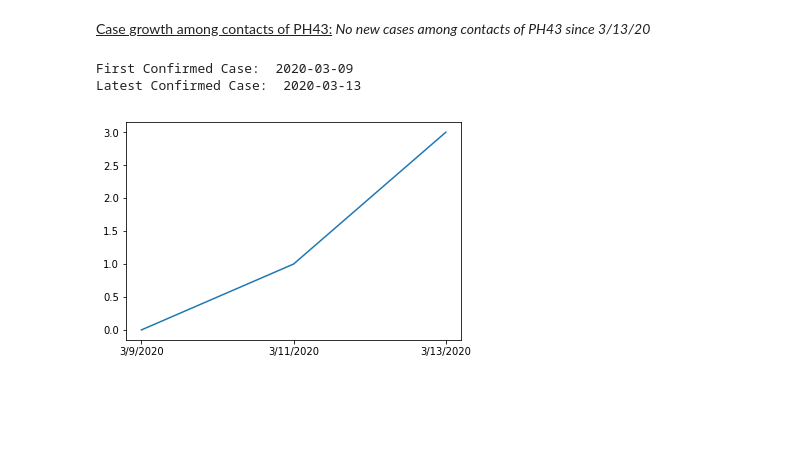
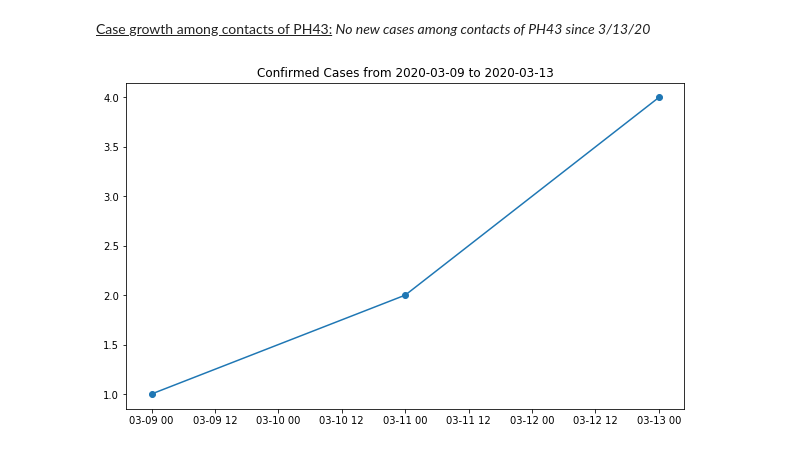
Before and after one commit to enzoampil/phcovid, a Jupyter notebook: sample/Cases Network Analysis.ipynb, the cells around one changed output. Saved outputs shown, nothing was run; the diff lists cells and outputs as text; code cells hidden in the pictures; blank space fills up the shorter version.

```diff
--- a/sample/Cases Network Analysis.ipynb
+++ b/sample/Cases Network Analysis.ipynb
@@ -13,4 +16,4 @@ from phcovid import get_cases
 # %% [markdown]
 Use get_cases module to extract latest data regarding PH Covid-19 cases in an analysis friendly format
 # %%
-df = get_cases()
+df = phcovid.get_cases()
@@ -204,8 +199,6 @@ Latest Confirmed Case:  2020-03-10
 # %% [markdown]
 <u>Case growth among contacts of PH43:</u><i> No new cases among contacts of PH43 since 3/13/20</i>
 # %%
-get_case_plot(df[df['case_no_int'].isin(contact_map[43])])
+phcovid_plot.get_case_plot(df[df['case_no_int'].isin(contact_map[43])])
 # %% [output]
-First Confirmed Case:  2020-03-09
-Latest Confirmed Case:  2020-03-13
-[figure, old version]
+[figure, new version]
```
Also changed, not shown: parts of 14 cells of this notebook.
